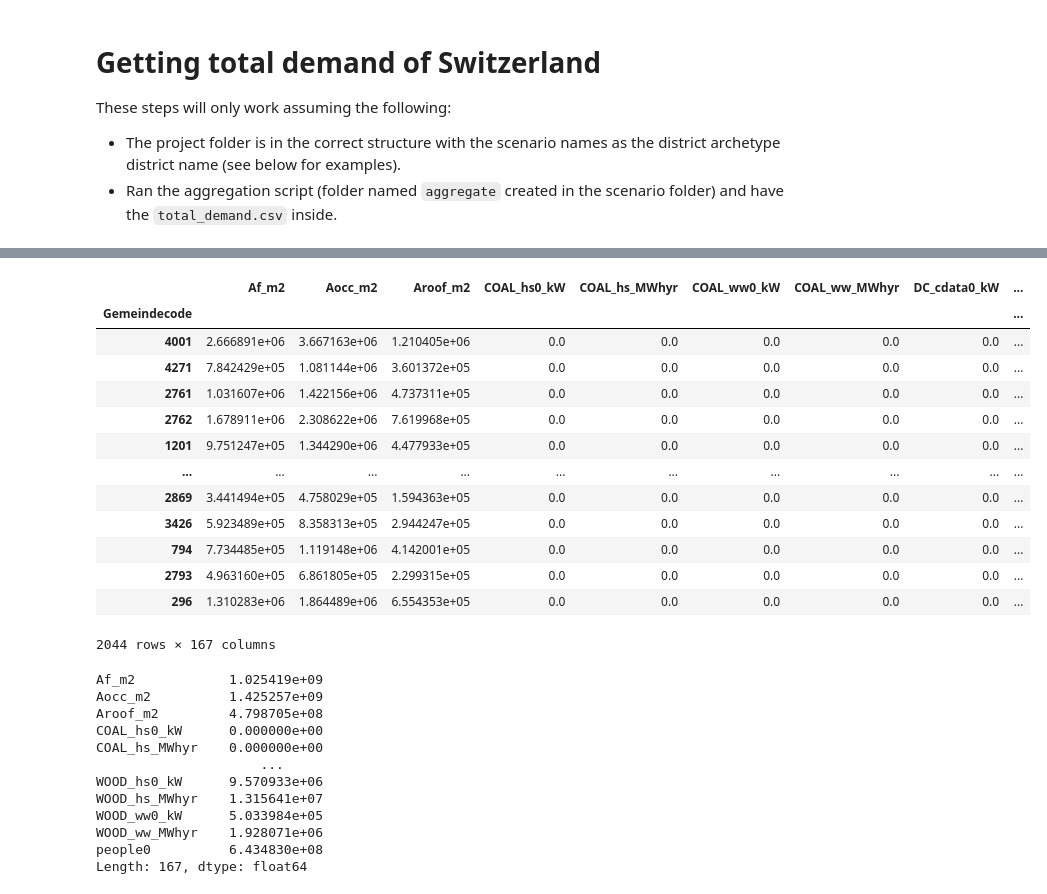
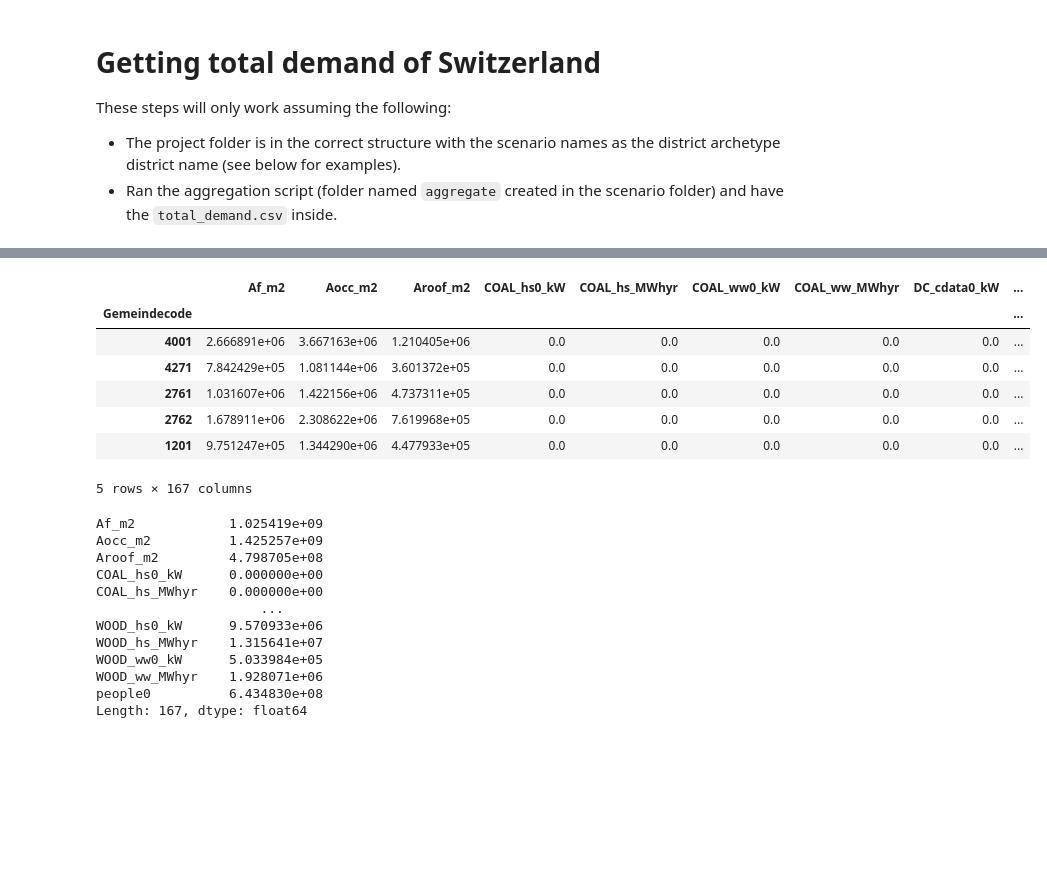
Before and after one commit to reyery/cea-nexus-e-notebook, a Jupyter notebook: nexue-e.ipynb, the cells around one changed output, grey strips where cells are left out. Saved outputs shown, nothing was run; the diff lists cells and outputs as text; code cells hidden in the pictures; blank space fills up the shorter version.

```diff
--- a/nexue-e.ipynb
+++ b/nexue-e.ipynb
@@ -251,22 +232,16 @@ mapping_dict
 # %%
 # Get demand of each district by multiplying demand values with the ratio
 district_demand_df = merged_df.apply(lambda x: mapping_dict[x['district_type']] * x['rep_settlement_ratio'] ,axis=1)
-district_demand_df
+district_demand_df.head()
 # %% [output]
 |  | Af_m2 | Aocc_m2 | Aroof_m2 | COAL_hs0_kW | COAL_hs_MWhyr | COAL_ww0_kW | COAL_ww_MWhyr | DC_cdata0_kW | ... |
 | Gemeindecode |  |  |  |  |  |  |  |  | ... |
 | 4001 | 2.666891e+06 | 3.667163e+06 | 1.210405e+06 | 0.0 | 0.0 | 0.0 | 0.0 | 0.0 | ... |
 | 4271 | 7.842429e+05 | 1.081144e+06 | 3.601372e+05 | 0.0 | 0.0 | 0.0 | 0.0 | 0.0 | ... |
 | 2761 | 1.031607e+06 | 1.422156e+06 | 4.737311e+05 | 0.0 | 0.0 | 0.0 | 0.0 | 0.0 | ... |
 | 2762 | 1.678911e+06 | 2.308622e+06 | 7.619968e+05 | 0.0 | 0.0 | 0.0 | 0.0 | 0.0 | ... |
 | 1201 | 9.751247e+05 | 1.344290e+06 | 4.477933e+05 | 0.0 | 0.0 | 0.0 | 0.0 | 0.0 | ... |
-| ... | ... | ... | ... | ... | ... | ... | ... | ... | ... |
-| 2869 | 3.441494e+05 | 4.758029e+05 | 1.594363e+05 | 0.0 | 0.0 | 0.0 | 0.0 | 0.0 | ... |
-| 3426 | 5.923489e+05 | 8.358313e+05 | 2.944247e+05 | 0.0 | 0.0 | 0.0 | 0.0 | 0.0 | ... |
-| 794 | 7.734485e+05 | 1.119148e+06 | 4.142001e+05 | 0.0 | 0.0 | 0.0 | 0.0 | 0.0 | ... |
-| 2793 | 4.963160e+05 | 6.861805e+05 | 2.299315e+05 | 0.0 | 0.0 | 0.0 | 0.0 | 0.0 | ... |
-| 296 | 1.310283e+06 | 1.864489e+06 | 6.554353e+05 | 0.0 | 0.0 | 0.0 | 0.0 | 0.0 | ... |
-2044 rows × 167 columns
+5 rows × 167 columns
 # %%
 # Sum to get total demand of Switzerland
 final_df = district_demand_df.sum()
```
Also changed, not shown: parts of 7 cells of this notebook.
